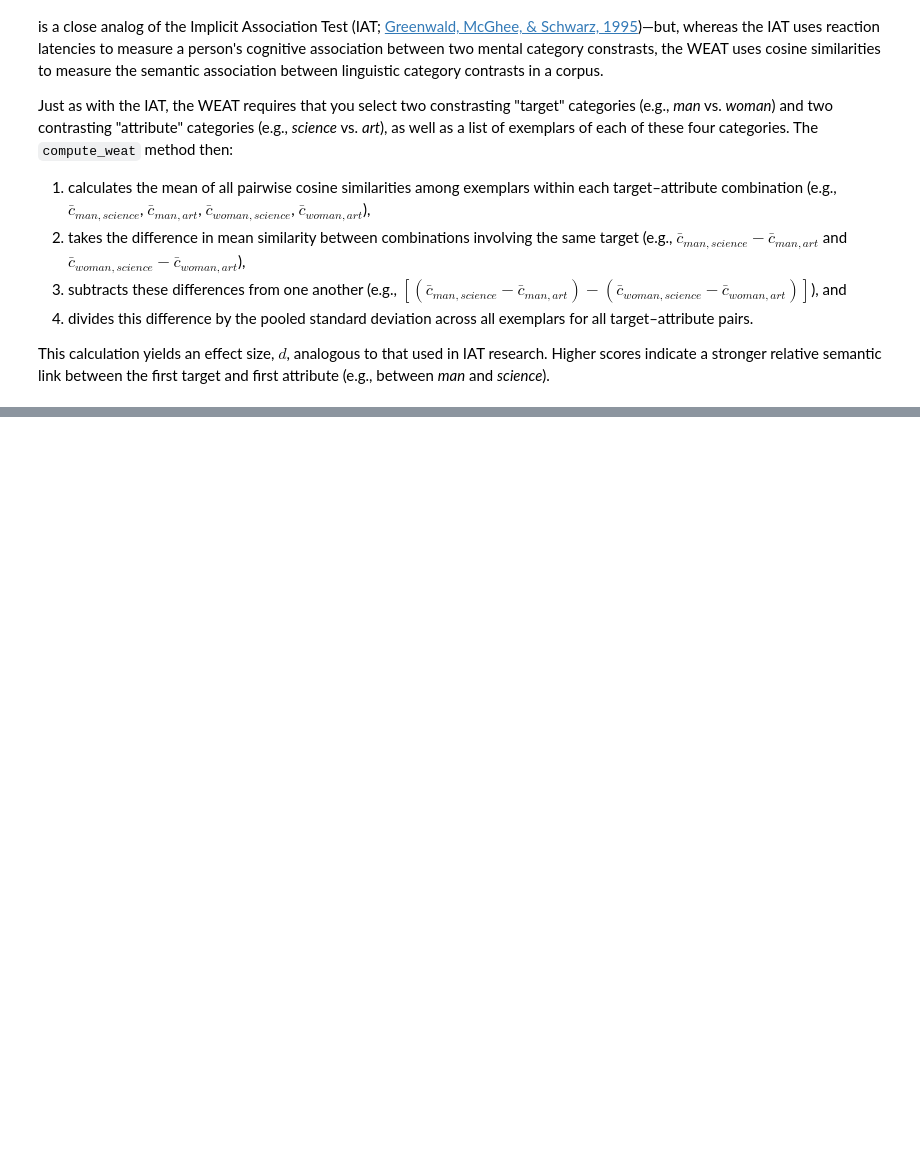
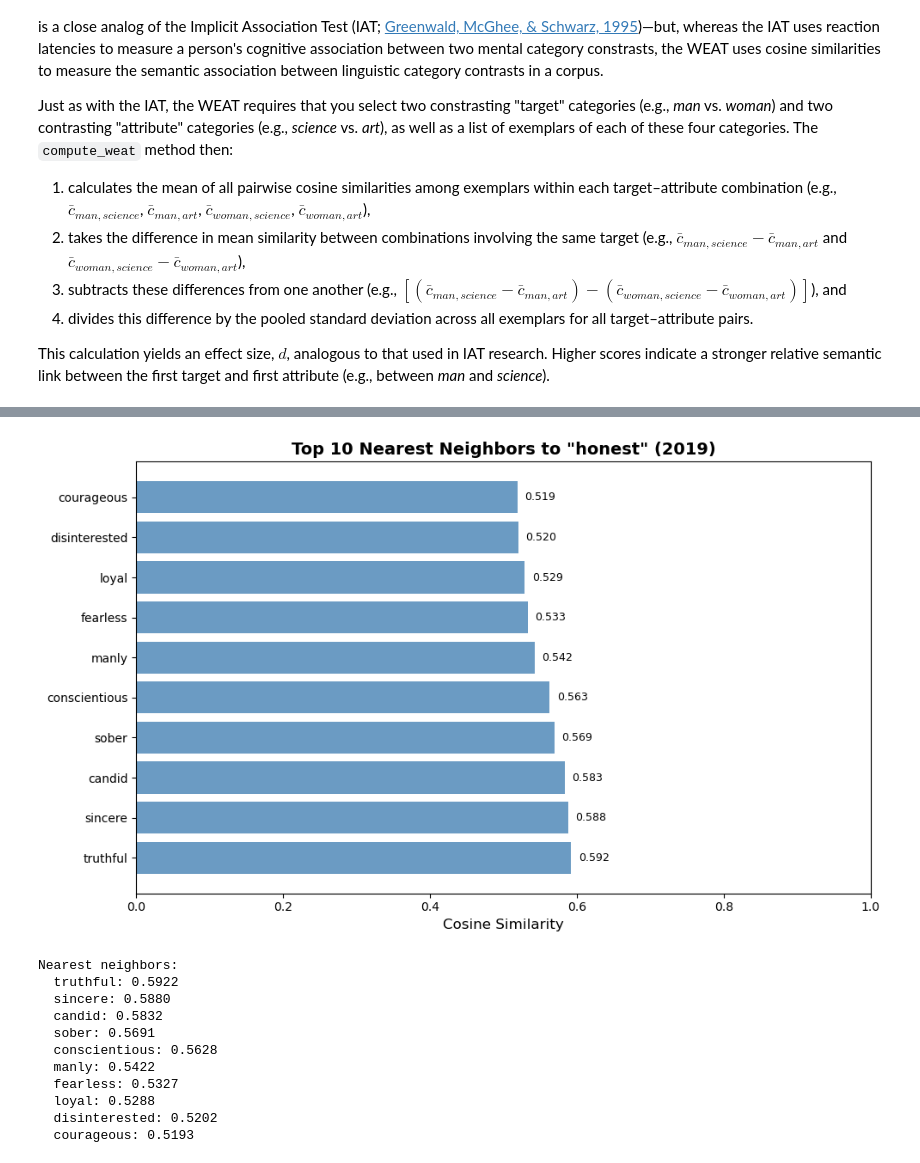
Before and after one commit to eric-d-knowles/ngram-kit, a Jupyter notebook: notebooks/change_analysis_workflow.ipynb, the cells around one changed output, grey strips where cells are left out. Cells and saved outputs as stored; diff of their text form; code cells hidden in the pictures; blank space fills up the shorter version.

```diff
--- a/notebooks/change_analysis_workflow.ipynb
+++ b/notebooks/change_analysis_workflow.ipynb
@@ -19,7 +19,7 @@ model_path =  '/scratch/edk202/NLP_models/Google_Books/20200217/eng-fiction/5gra
 Let's say we want to measure the relationship between three pairs of words — _horse_ and _donkey_, _horse_ and _lizard_ , and _horse_ and _amoeba_ — in the 2019 corpus. We first create a `W2VModel` instance for the 2019 embeddings. Then, we call the `compare_words_cosim` method for our words.
 # %%
 year = 2019
-model = W2VModel(f'{model_path}/w2v_y{year}_wbnone_vs200_w004_mc001_sg1_e010.kv')
+model = W2VModel(f'{model_path}/w2v_y{year}_wbnone_vs300_w004_mc001_sg1_e010.kv')
 
 word1, word2 = 'horse', 'mare'
 similarity = model.compare_words_cosim(word1, word2)
@@ -228,13 +228,26 @@ This function plots the N nearest neighbors to a target word for a specific year
 # %%
 # Example: Find the 10 nearest neighbors to 'computer' in 2019
 neighbors = plot_nearest_neighbors(
-    word='computer',
+    word='honest',
     year=2019,
     model_dir=model_path,
     n=10
 )
 
 # The function also returns the neighbors as a list
 print("\nNearest neighbors:")
 for word, similarity in neighbors:
     print(f"  {word}: {similarity:.4f}")
+# %% [output]
+[figure, added]
+Nearest neighbors:
+  truthful: 0.5922
+  sincere: 0.5880
+  candid: 0.5832
+  sober: 0.5691
+  conscientious: 0.5628
+  manly: 0.5422
+  fearless: 0.5327
+  loyal: 0.5288
+  disinterested: 0.5202
+  courageous: 0.5193
```
Also changed, not shown: parts of 10 cells of this notebook, 11 other files.
